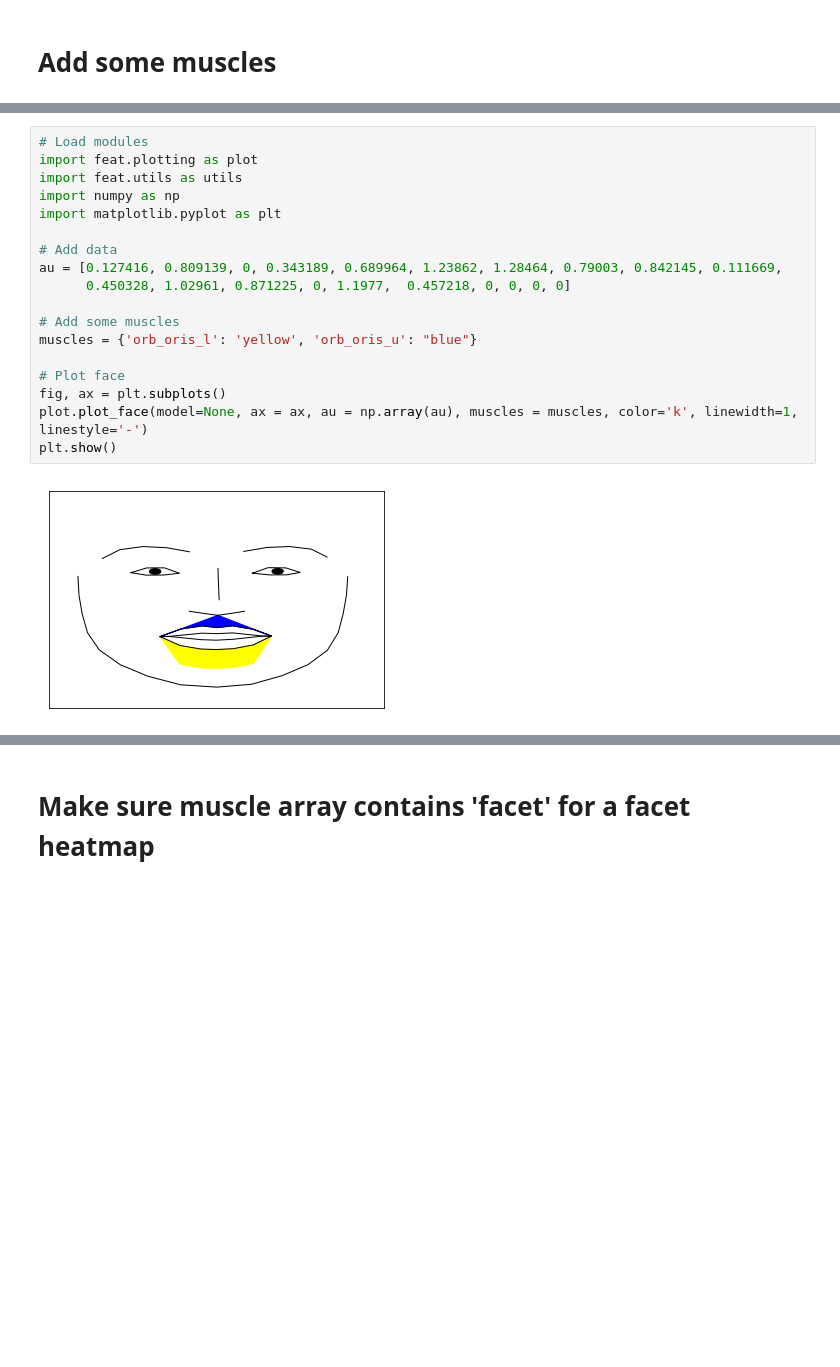
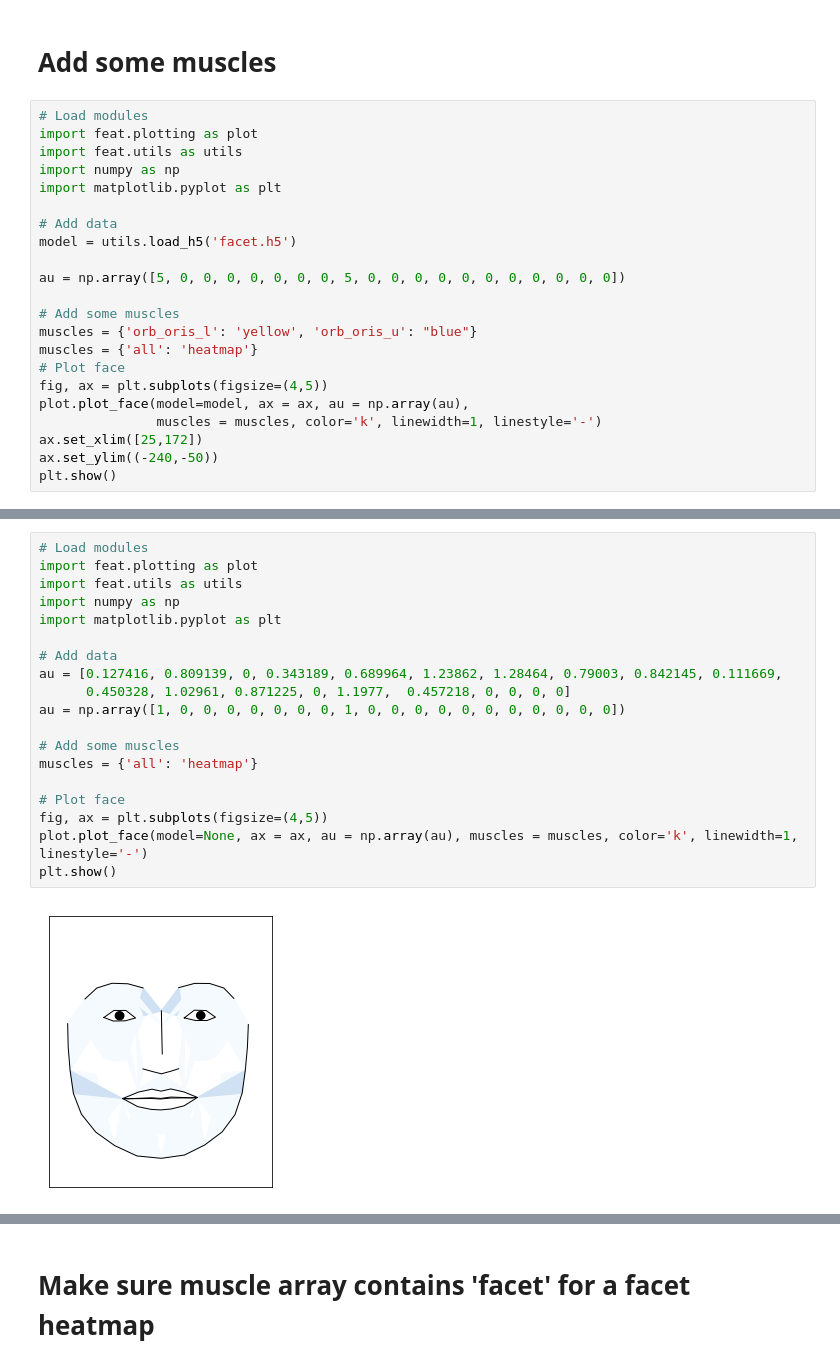
Before and after one commit to cosanlab/py-feat, a Jupyter notebook: tutorials/plotting.ipynb, the cells around one changed output, grey strips where cells are left out. Cells and saved outputs as stored; diff of their text form; blank space fills up the shorter version.

```diff
--- a/tutorials/plotting.ipynb
+++ b/tutorials/plotting.ipynb
@@ -87,2 +95,24 @@ plt.show()
 # %% [markdown]
 # Add some muscles
+# %%
+# Load modules
+import feat.plotting as plot
+import feat.utils as utils
+import numpy as np
+import matplotlib.pyplot as plt
+
+# Add data
+model = utils.load_h5('facet.h5')
+
+au = np.array([5, 0, 0, 0, 0, 0, 0, 0, 5, 0, 0, 0, 0, 0, 0, 0, 0, 0, 0, 0])
+
+# Add some muscles
+muscles = {'orb_oris_l': 'yellow', 'orb_oris_u': "blue"}
+muscles = {'all': 'heatmap'}
+# Plot face
+fig, ax = plt.subplots(figsize=(4,5))
+plot.plot_face(model=model, ax = ax, au = np.array(au),
+               muscles = muscles, color='k', linewidth=1, linestyle='-')
+ax.set_xlim([25,172])
+ax.set_ylim((-240,-50))
+plt.show()
@@ -89,20 +121,21 @@ plt.show()
 # %%
 # Load modules
 import feat.plotting as plot
 import feat.utils as utils
 import numpy as np
 import matplotlib.pyplot as plt
 
 # Add data
 au = [0.127416, 0.809139, 0, 0.343189, 0.689964, 1.23862, 1.28464, 0.79003, 0.842145, 0.111669,
       0.450328, 1.02961, 0.871225, 0, 1.1977,  0.457218, 0, 0, 0, 0]
+au = np.array([1, 0, 0, 0, 0, 0, 0, 0, 1, 0, 0, 0, 0, 0, 0, 0, 0, 0, 0, 0])
 
 # Add some muscles
-muscles = {'orb_oris_l': 'yellow', 'orb_oris_u': "blue"}
+muscles = {'all': 'heatmap'}
 
 # Plot face
-fig, ax = plt.subplots()
+fig, ax = plt.subplots(figsize=(4,5))
 plot.plot_face(model=None, ax = ax, au = np.array(au), muscles = muscles, color='k', linewidth=1, linestyle='-')
 plt.show()
 # %% [output]
-[figure, old version]
+[figure, new version]
```
Also changed, not shown: parts of 18 cells of this notebook.
